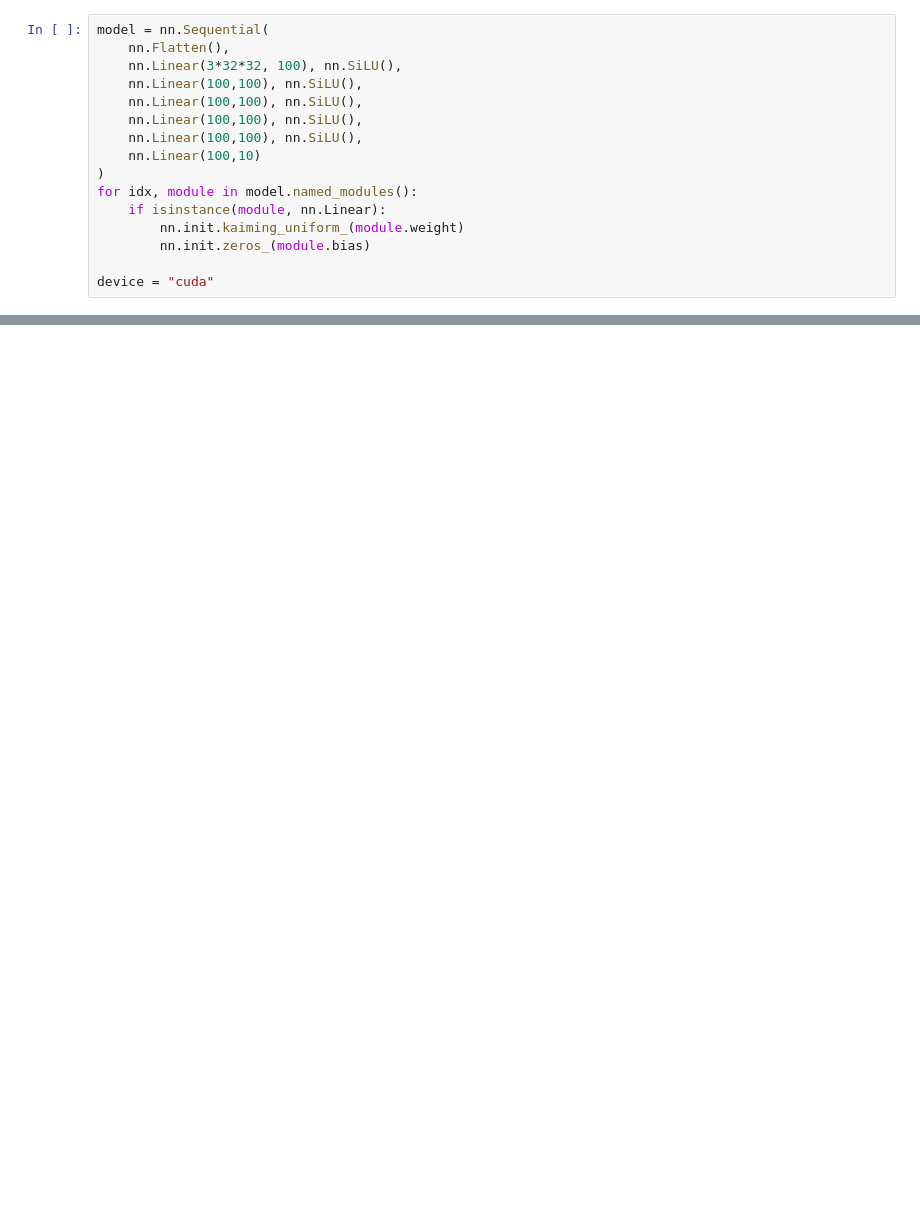
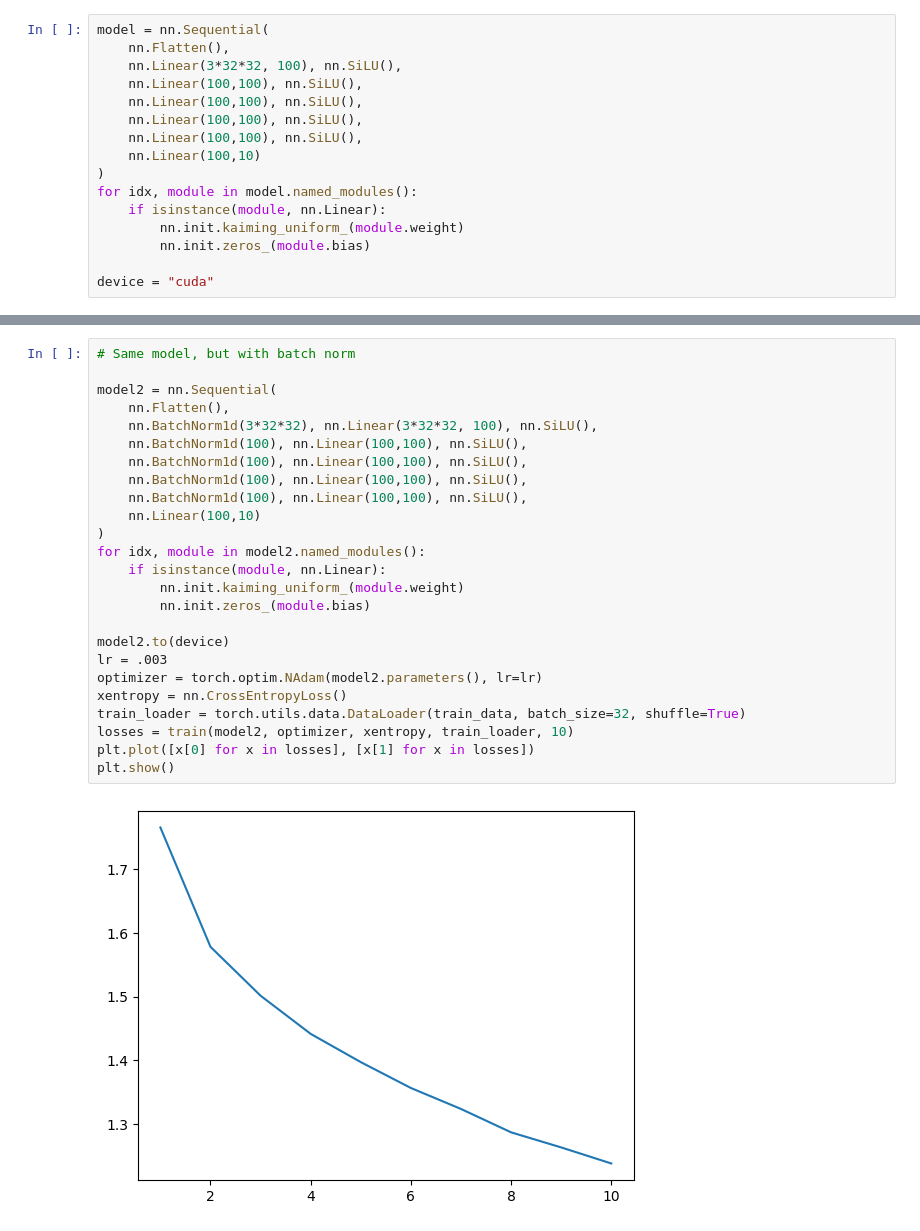
Before and after one commit to willhar/MLNotes, a Jupyter notebook: exercises/DeepImageNN.ipynb, the cells around one changed output, grey strips where cells are left out. Saved outputs shown, nothing was run; the diff lists cells and outputs as text; blank space fills up the shorter version.

```diff
--- a/exercises/DeepImageNN.ipynb
+++ b/exercises/DeepImageNN.ipynb
@@ -65,0 +97,27 @@ KeyboardInterrupt:
+# %%
+# Same model, but with batch norm
+
+model2 = nn.Sequential(
+    nn.Flatten(),
+    nn.BatchNorm1d(3*32*32), nn.Linear(3*32*32, 100), nn.SiLU(),
+    nn.BatchNorm1d(100), nn.Linear(100,100), nn.SiLU(),
+    nn.BatchNorm1d(100), nn.Linear(100,100), nn.SiLU(),
+    nn.BatchNorm1d(100), nn.Linear(100,100), nn.SiLU(),
+    nn.BatchNorm1d(100), nn.Linear(100,100), nn.SiLU(),
+    nn.Linear(100,10)
+)
+for idx, module in model2.named_modules():
+    if isinstance(module, nn.Linear):
+        nn.init.kaiming_uniform_(module.weight)
+        nn.init.zeros_(module.bias)
+
+model2.to(device)
+lr = .003
+optimizer = torch.optim.NAdam(model2.parameters(), lr=lr)
+xentropy = nn.CrossEntropyLoss()
+train_loader = torch.utils.data.DataLoader(train_data, batch_size=32, shuffle=True)
+losses = train(model2, optimizer, xentropy, train_loader, 10)
+plt.plot([x[0] for x in losses], [x[1] for x in losses])
+plt.show()
+# %% [output]
+[figure, added]
```
Also changed, not shown: parts of 11 cells of this notebook.
